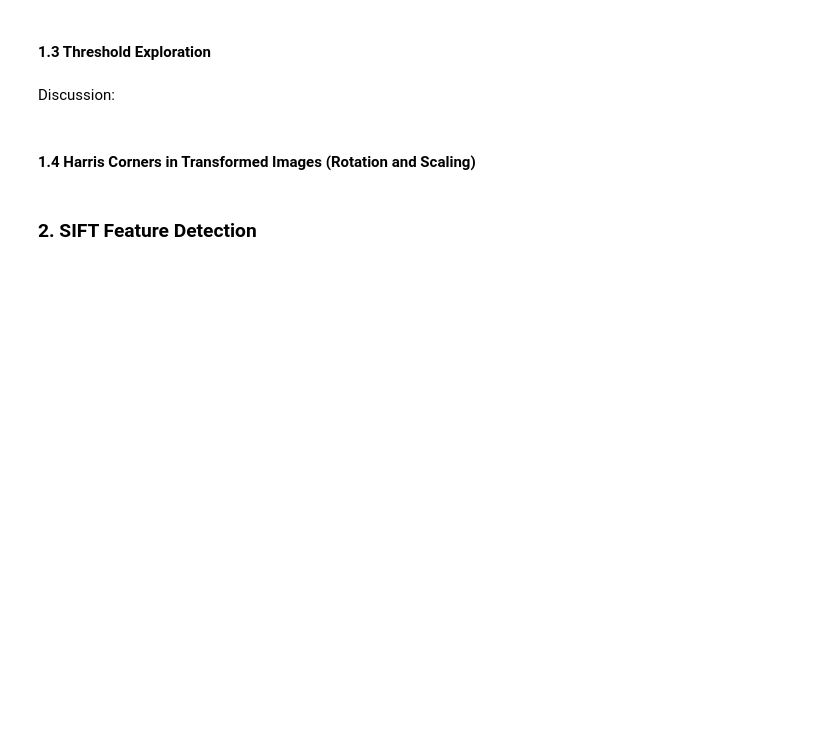
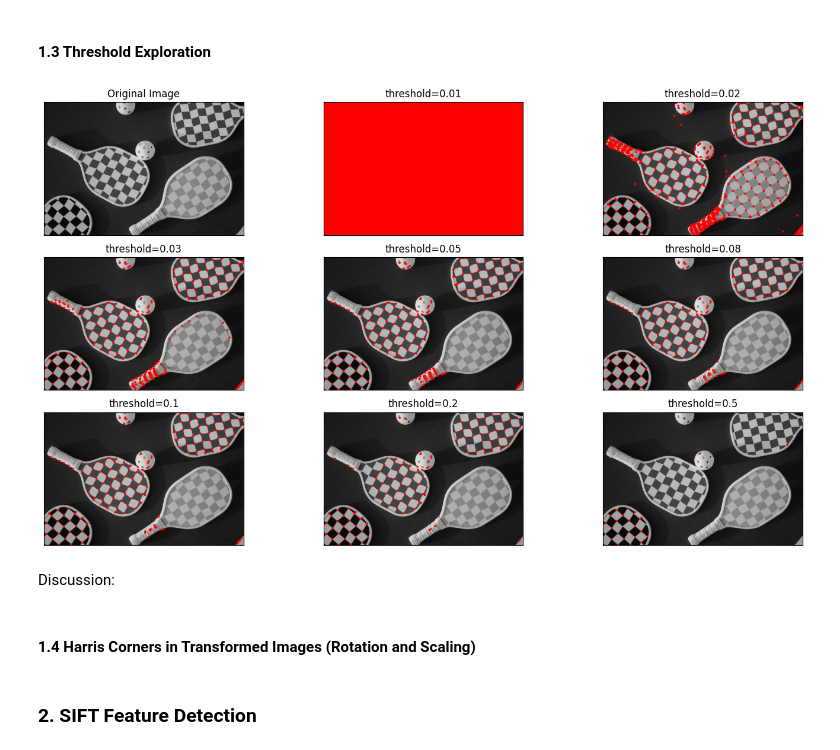
Before and after one commit to jewoolee0502/ComputerVision, a Jupyter notebook: ECSE415_A2.ipynb, the cells around one changed output. Cells and saved outputs as stored; diff of their text form; code cells hidden in the pictures; blank space fills up the shorter version.

```diff
--- a/ECSE415_A2.ipynb
+++ b/ECSE415_A2.ipynb
@@ -125,3 +134,29 @@ threshold_list = [0.1, 0.5, 0.75, 0.9, 1.0, 1.1, 1.25, 1.5, 2]
+# %%
+subplot = 332
+
+plt.figure(figsize=(15, 8))
+plt.subplot(331)
+plt.title("Original Image"), plt.xticks([]), plt.yticks([])
+plt.imshow(img)
+
+# list of multiple threshold values
+# threshold_list = [0.1, 0.5, 0.75, 0.9, 1.0, 1.1, 1.25, 1.5, 2]
+threshold_list = [0.01, 0.02, 0.03, 0.05, 0.08, 0.1, 0.2, 0.5]
+
+for threshold in threshold_list:
+  corners = harris_corner_detection(img_gray, threshold=threshold)
+  img_disp = visualize_corners(img, corners)
+
+  plt.subplot(subplot)
+  plt.title(f"threshold={threshold}"), plt.xticks([]), plt.yticks([])
+  plt.imshow(img_disp)
+
+  subplot += 1
+
+plt.tight_layout()
+plt.show()
+# %% [output]
+[figure, added]
 # %% [markdown]
 Discussion:
 # %% [markdown]
```
Also changed, not shown: parts of 4 cells of this notebook.
